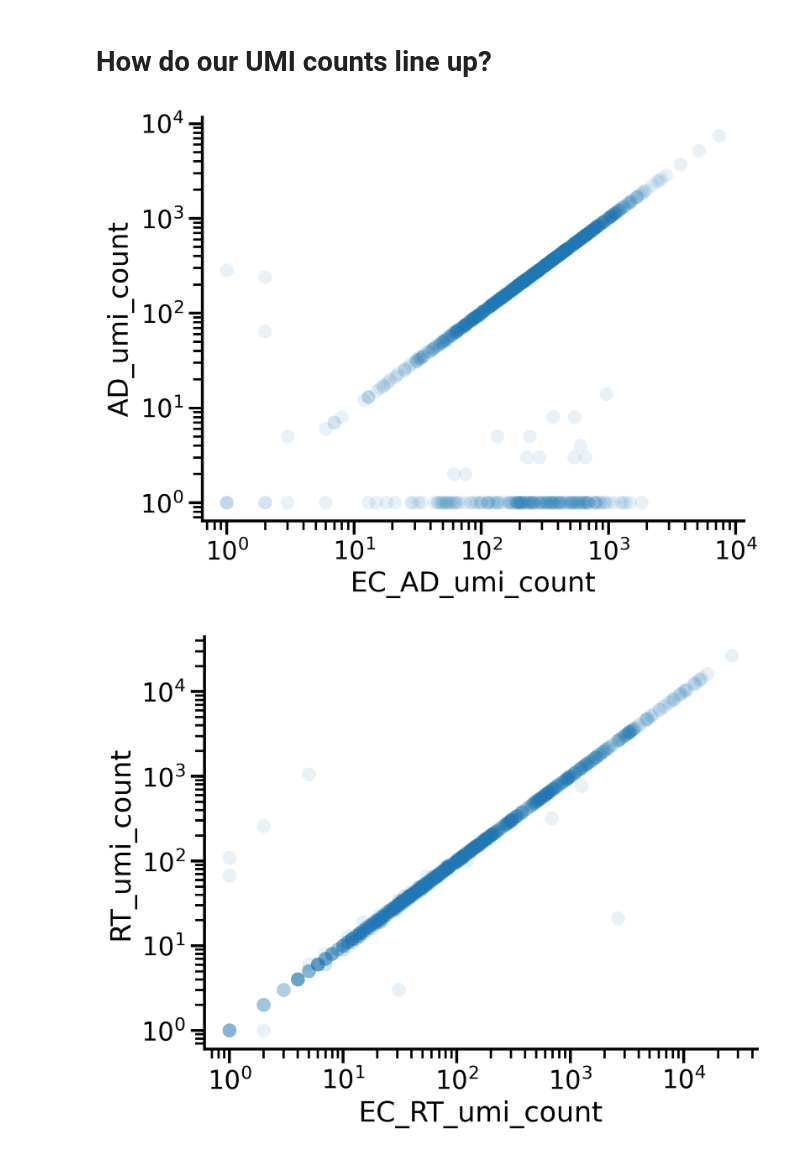
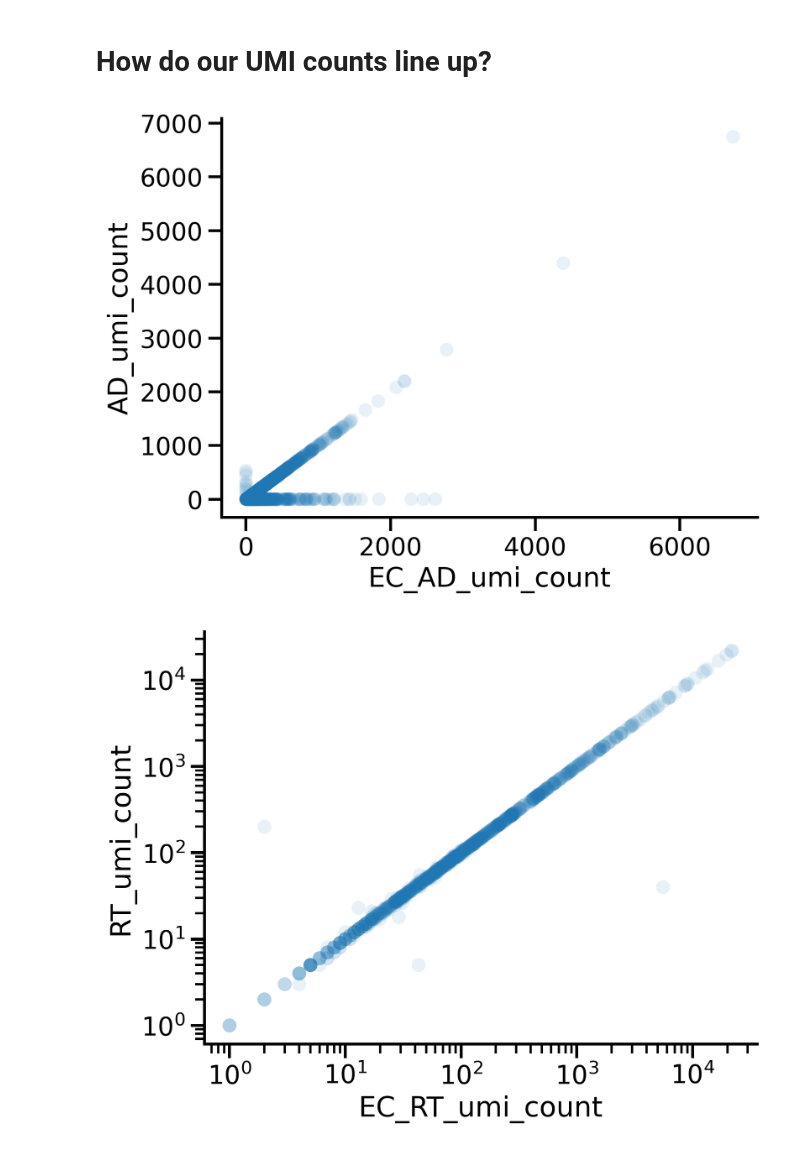
Before and after one commit to sanjanakotha/TREBL-analysis, a Jupyter notebook: notebooks/GCN4/Comparison with EC results.ipynb, the cells around one changed output. Saved outputs shown, nothing was run; the diff lists cells and outputs as text; code cells hidden in the pictures.

```diff
--- a/notebooks/GCN4/Comparison with EC results.ipynb
+++ b/notebooks/GCN4/Comparison with EC results.ipynb
@@ -456,6 +456,6 @@ SK_activities
 301126 rows × 8 columns
 # %%
-merged_activities = pd.merge(EC_activities, SK_activities)
+merged_activities = pd.merge(EC_activities, SK_activities, how = 'outer')
 merged_activities
 # %% [output]
 |  | AD | AD_BC | RPTR_BC | rep | time | EC_AD_umi_count | EC_RT_umi_count | EC_activity | ... |
@@ -473,0 +474,3 @@ merged_activities
+# %%
+merged_activities = merged_activities.fillna(0)
+merged_activities
@@ -538,13 +613,13 @@ import seaborn as sns
 # %%
 # For some reason my UMI count is lower, im missing some things
 plt.figure(dpi = 300)
 sns.set_context('talk')
 ax = sns.scatterplot(data = merged_activities.sample(1000), x = "EC_AD_umi_count", y = "AD_umi_count", edgecolor = 'none', alpha = 0.1)
-ax.set_xscale('log')
-ax.set_yscale('log')
+# ax.set_xscale('log')
+# ax.set_yscale('log')
 sns.despine()
 # %% [output]
-[figure, old version]
+[figure, new version]
 # %%
 # My RT UMI count is well correlated
 plt.figure(dpi = 300)
@@ -554,7 +629,7 @@ ax.set_xscale('log')
 ax.set_yscale('log')
 sns.despine()
 # %% [output]
-[figure, old version]
+[figure, new version]
 # %%
 sns.set_context('talk')
 ax = sns.scatterplot(data = merged_activities.sample(1000), x = "EC_activity", y = "SK_activity", edgecolor = 'none', alpha = 0.1)
```
Also changed, not shown: parts of 17 cells of this notebook, 27 other files.
